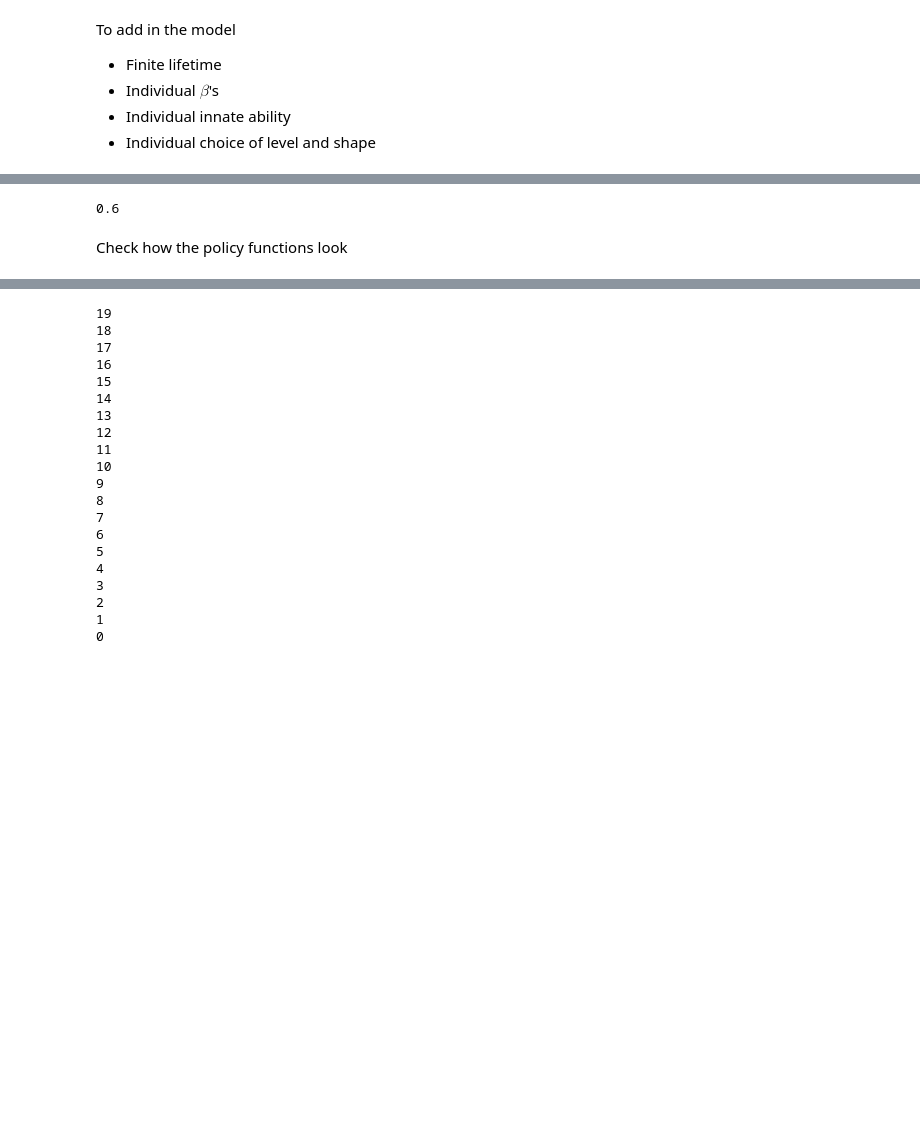
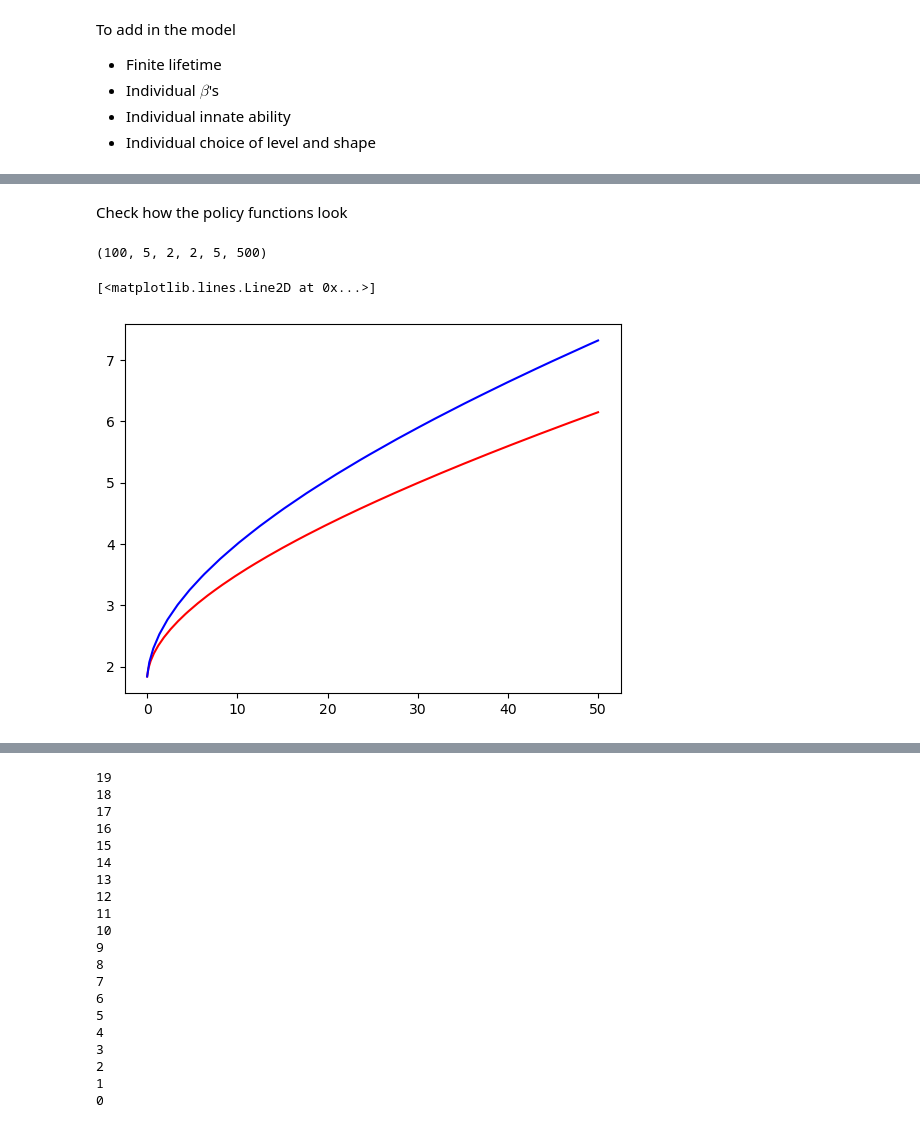
Before and after one commit to madsankern/BufferStock, a Jupyter notebook: results.ipynb, the cells around one changed output, grey strips where cells are left out. Saved outputs shown, nothing was run; the diff lists cells and outputs as text; code cells hidden in the pictures; blank space fills up the shorter version.

```diff
--- a/results.ipynb
+++ b/results.ipynb
@@ -111,12 +133,18 @@ modelfe.solve()
 # %%
 sol = modelfe.sol
 par = modelfe.par
-# %%
-par.beta_grid[0]
-# %% [output]
-0.6
 # %% [markdown]
 Check how the policy functions look
+# %%
+np.shape(sol.c)
+# %% [output]
+(100, 5, 2, 2, 5, 500)
+# %%
+plt.plot(par.a_grid,sol.c[0,4,0,0,2,:], color = 'red')
+plt.plot(par.a_grid,sol.c[0,4,0,1,2,:], color = 'blue')
+# %% [output]
+[<matplotlib.lines.Line2D at 0x...>]
+[figure, added]
 # %%
 plt.plot(par.a_grid,sol.c[0,0,2,:], color = '0.0') # Low beta
 plt.plot(par.a_grid,sol.c[0,1,2,:], color = '0.2')
```
Also changed, not shown: parts of 8 cells of this notebook, 3 other files.
